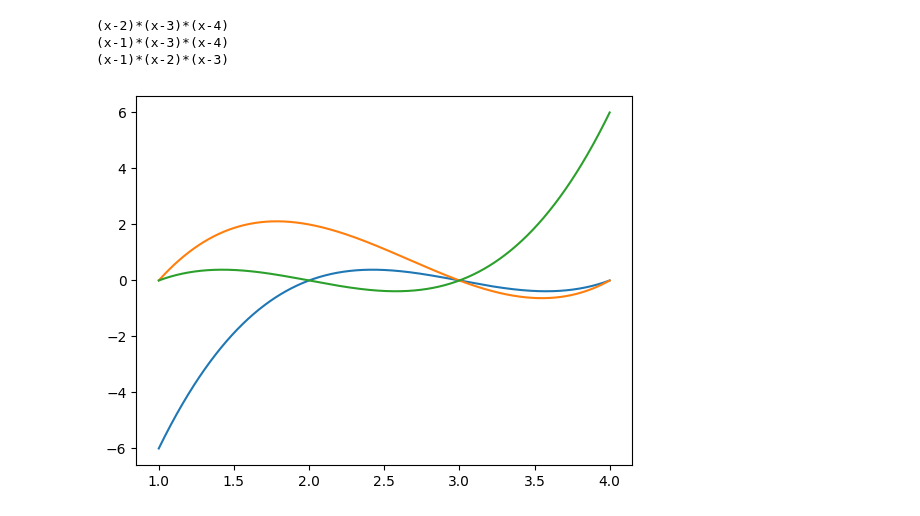
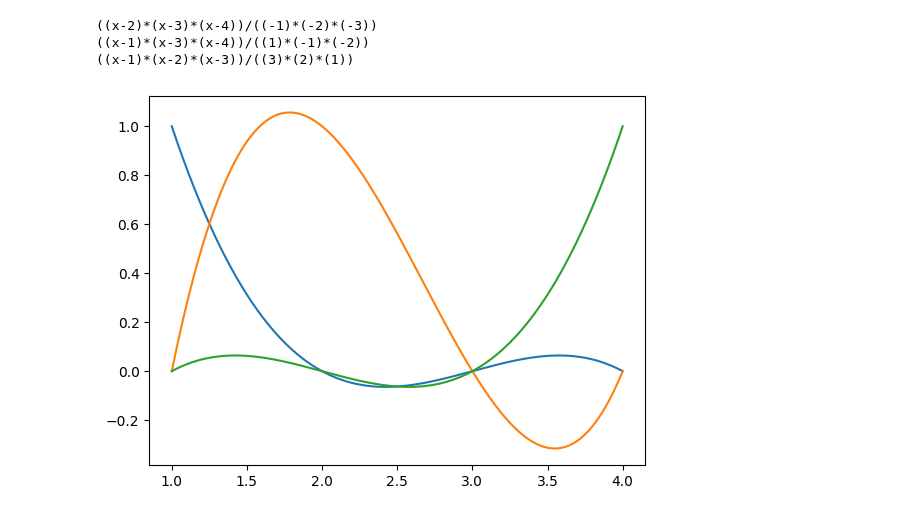
Before and after one commit to T-Vine/lagrange-polynomial-interpolation, a Jupyter notebook: lagrange.ipynb, the cells around one changed output. Saved outputs shown, nothing was run; the diff lists cells and outputs as text; code cells hidden in the pictures.

```diff
--- a/lagrange.ipynb
+++ b/lagrange.ipynb
@@ -7,13 +7,18 @@ def li(x,l):
     maximum = max(l)
     minimum = min(l)
     polynomial = ""
+    suffix = ""
     for i in range(minimum, maximum+1):
         if (i != x):
             polynomial += "(x-"+str(i)+")*"
+            suffix += "("+str(-i+x)+")*" # At x=x, y should be 1.
 
     if (polynomial[-1] == "*"):
-        polynomial = polynomial[:-1]
+        suffix = "("+suffix[:-1]+")"
+        polynomial = "("+polynomial[:-1]+")"
+    polynomial += "/"+suffix
     return polynomial
+
 def e(poly, l, ax):
     x = np.linspace(min(l), max(l), 1000)
     y = eval(poly)
@@ -24,35 +29,35 @@ coords = {}
 coordList = ""
 x = []
 y = []
+fig, ax = plt.subplots()
 
 def input():
     coordList = input("Enter a set of coordinates as a comma-seperated list: ")
     coordList = coordList.split(",")
 
     for i in range(0, len(coordList),2):
         coords.update({coordList[i]:coordList[i+1]})
 
     coords = collections.OrderedDict(sorted(coords.items()))
 
     x = [x for x in coords]
     y = [coords[x] for x in coords]
     plt.scatter(x,y, 10)
     plt.show()
 
 # Quadratic.
 #x = np.linspace(-10, 10, 20)
 #y = x**2 + 2*x + 2
 #fig, ax = plt.subplots()
 #ax.plot(x,y)
 
-fig, ax = plt.subplots()
 l = {1:2, 2:3, 4:7}
 lKeys = list(l.keys())
 for i in lKeys:
     poly = li(i, lKeys)
     e(poly, lKeys, ax)
 # %% [output]
-(x-2)*(x-3)*(x-4)
-(x-1)*(x-3)*(x-4)
-(x-1)*(x-2)*(x-3)
+((x-2)*(x-3)*(x-4))/((-1)*(-2)*(-3))
+((x-1)*(x-3)*(x-4))/((1)*(-1)*(-2))
+((x-1)*(x-2)*(x-3))/((3)*(2)*(1))
-[figure, old version]
+[figure, new version]
```
